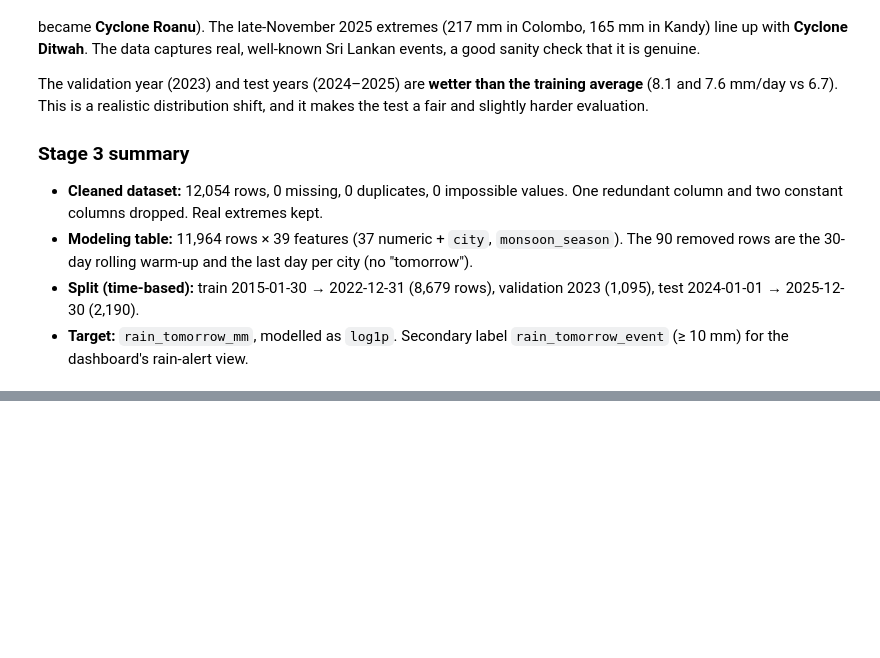
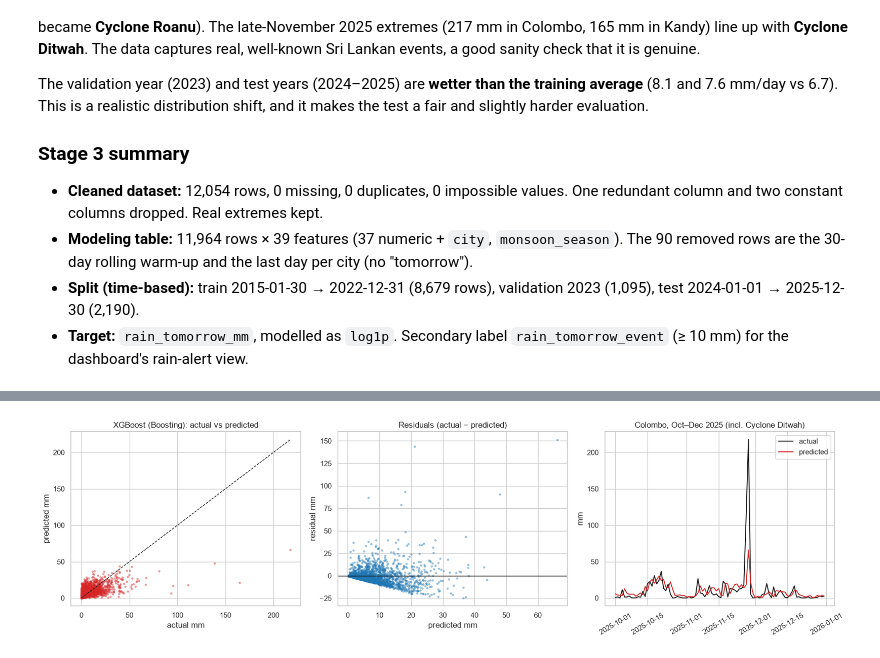
Before and after one commit to SinethNR/sl-rainfall-ensemble, a Jupyter notebook: ensemble_analysis.ipynb, the cells around one changed output, grey strips where cells are left out. Saved outputs shown, nothing was run; the diff lists cells and outputs as text; code cells hidden in the pictures; blank space fills up the shorter version.

```diff
--- a/ensemble_analysis.ipynb
+++ b/ensemble_analysis.ipynb
@@ -439,0 +758,16 @@ _To be completed in the next stage._
+# %%
+rng = np.random.RandomState(RANDOM_STATE)
+dates = test["date"].values; uniq = np.unique(dates)
+pos_by_date = {d: np.where(dates == d)[0] for d in uniq}
+best_ref = test_table.index[0]
+y_t = test[TARGET].values
+boot = {k: [] for k in test_table.index if k != best_ref}
+for _ in range(1000):
+    idx = np.concatenate([pos_by_date[d] for d in rng.choice(uniq, len(uniq), replace=True)])
+    ref = mean_squared_error(y_t[idx], test_preds[best_ref][idx]) ** 0.5
+    for k in boot:
+        boot[k].append(mean_squared_error(y_t[idx], test_preds[k][idx]) ** 0.5 - ref)
+sig = pd.DataFrame({k: {"mean_RMSE_gap_mm": np.mean(v), "CI95_low": np.percentile(v, 2.5), "CI95_high": np.percentile(v, 97.5),
+                        "P(model beats " + best_ref.split(" (")[0] + ")": np.mean(np.array(v) < 0)} for k, v in boot.items()}).T
+sig["significantly_worse"] = sig["CI95_low"] > 0
+sig.sort_values("mean_RMSE_gap_mm").round(3)
@@ -439,0 +820,13 @@ _To be completed in the next stage._
+# %%
+best_name = test_table.drop(index=["Persistence", "Climatology", "Ridge (linear)"]).index[0]
+compare = ["Persistence", "Random Forest (Bagging)", "LightGBM (Boosting)", "Stacking (RF+LGBM+Cat+ANN)", "Hybrid RF + ARIMA"]
+rows = []
+for grp_col in ["city", "monsoon_season"]:
+    for grp, idx in test.groupby(grp_col).groups.items():
+        pos = test.index.get_indexer(idx)
+        for mname in compare:
+            rows.append({"by": grp_col, "group": grp, "model": mname,
+                         "RMSE_mm": mean_squared_error(test[TARGET].iloc[pos], test_preds[mname][pos]) ** 0.5})
+seg = pd.DataFrame(rows).pivot_table(index=["by", "group"], columns="model", values="RMSE_mm")[compare]
+print("Best non-baseline model on test:", best_name)
+seg.round(2)
@@ -439,0 +844,16 @@ _To be completed in the next stage._
+# %%
+fig, axes = plt.subplots(1, 3, figsize=(17, 4.8))
+p = test_preds[best_name]; y = test[TARGET].values
+axes[0].scatter(y, p, s=6, alpha=0.35, color="#d62728"); lim = max(y.max(), p.max())
+axes[0].plot([0, lim], [0, lim], "k--", lw=1); axes[0].set(title=f"{best_name}: actual vs predicted", xlabel="actual mm", ylabel="predicted mm")
+axes[1].scatter(p, y - p, s=6, alpha=0.35, color="#1f77b4"); axes[1].axhline(0, color="k", lw=1)
+axes[1].set(title="Residuals (actual − predicted)", xlabel="predicted mm", ylabel="residual mm")
+col = test[test.city == "Colombo"].index; pos = test.index.get_indexer(col)
+d = test.loc[col, "date"] + pd.Timedelta(days=1)
+mask = (d >= "2025-10-01") & (d <= "2025-12-31")
+axes[2].plot(d[mask], y[pos][mask], label="actual", color="k", lw=1.4)
+axes[2].plot(d[mask], p[pos][mask], label="predicted", color="#d62728", lw=1.4)
+axes[2].set(title="Colombo, Oct–Dec 2025 (incl. Cyclone Ditwah)", ylabel="mm"); axes[2].legend(); axes[2].tick_params(axis="x", rotation=30)
+plt.tight_layout(); plt.savefig(FIG_DIR / "actual_vs_predicted.png", dpi=130); plt.show()
+# %% [output]
+[figure, added]
```
Also changed, not shown: parts of 35 cells of this notebook, 22 other files.
